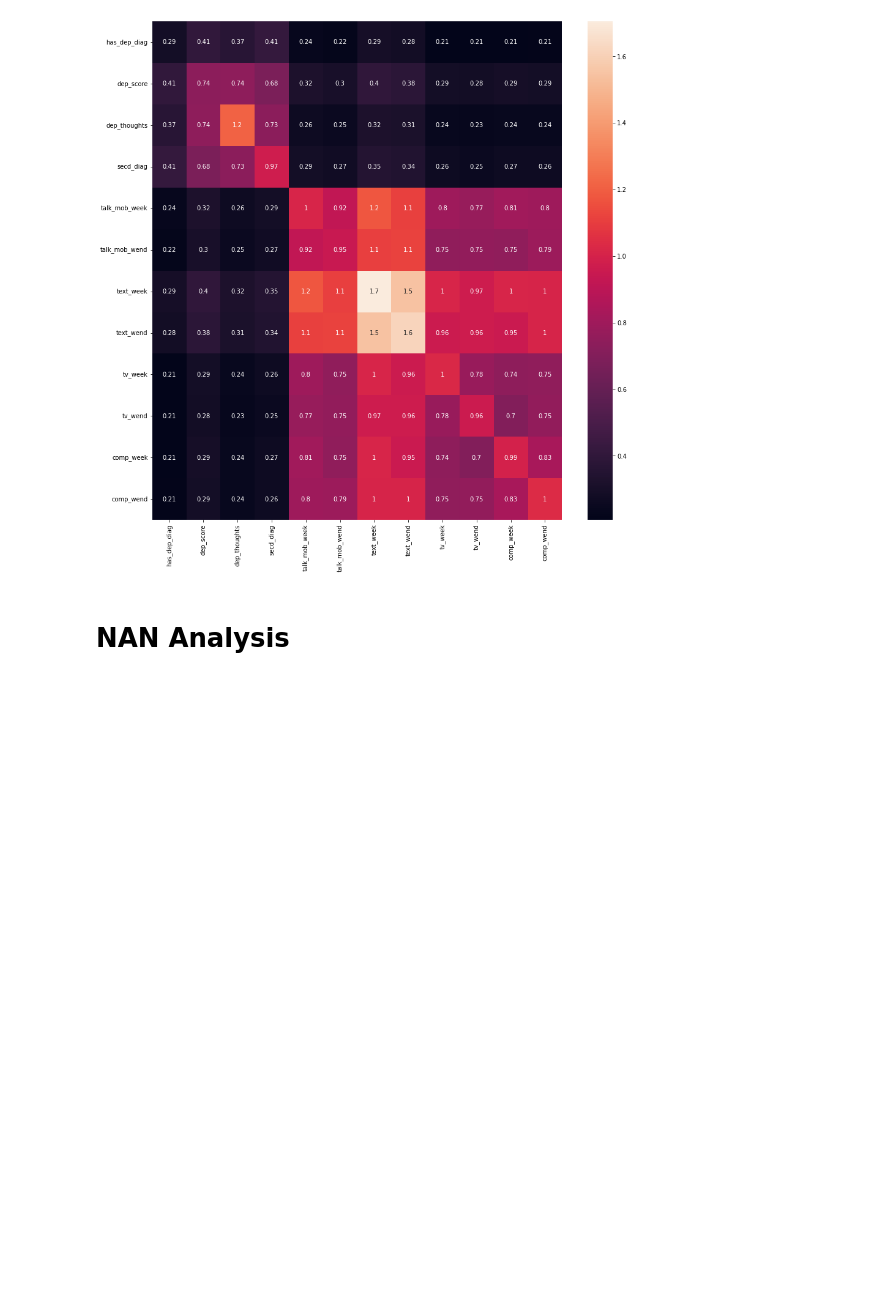
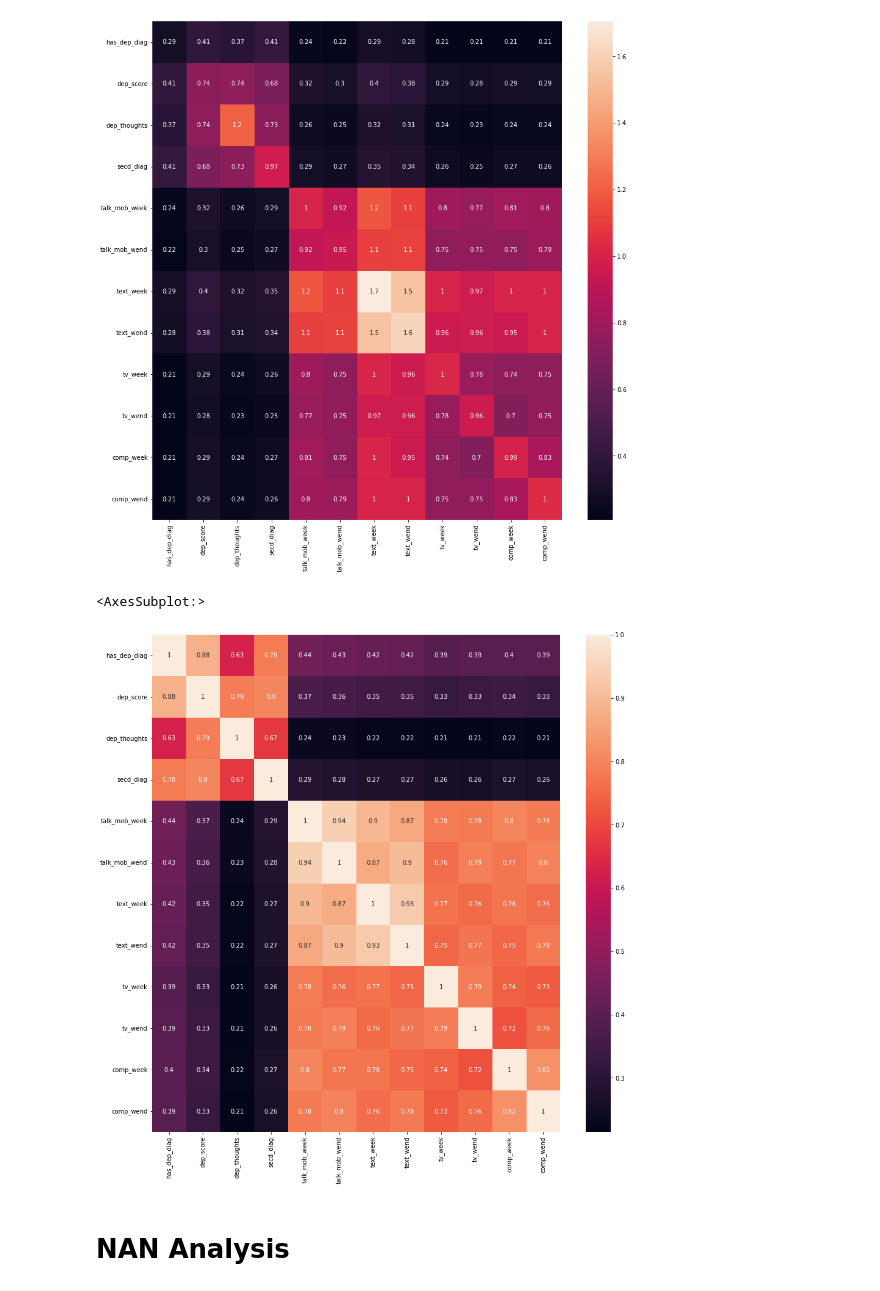
Before and after one commit to phillipSloan/applied-data-science, a Jupyter notebook: personal-notebooks/data-exploration-isabella.ipynb, the cells around one changed output. Drawn from its saved outputs; the diff is of its cells as text; code cells hidden in the pictures; blank space fills up the shorter version.

Commit message:
added correlation matrix and visualisation

```diff
--- a/personal-notebooks/data-exploration-isabella.ipynb
+++ b/personal-notebooks/data-exploration-isabella.ipynb
@@ -420,6 +420,14 @@ sns.heatmap(cov_matrix, annot=True)
 # %% [output]
 <AxesSubplot:>
 [figure]
+# %%
+# Correlation matrix
+corr_matrix = df.corr()
+plt.rcParams["figure.figsize"] = [15, 15]
+sns.heatmap(corr_matrix, annot=True)
+# %% [output]
+<AxesSubplot:>
+[figure, added]
 # %% [markdown]
 # NAN Analysis
 # %%
```
